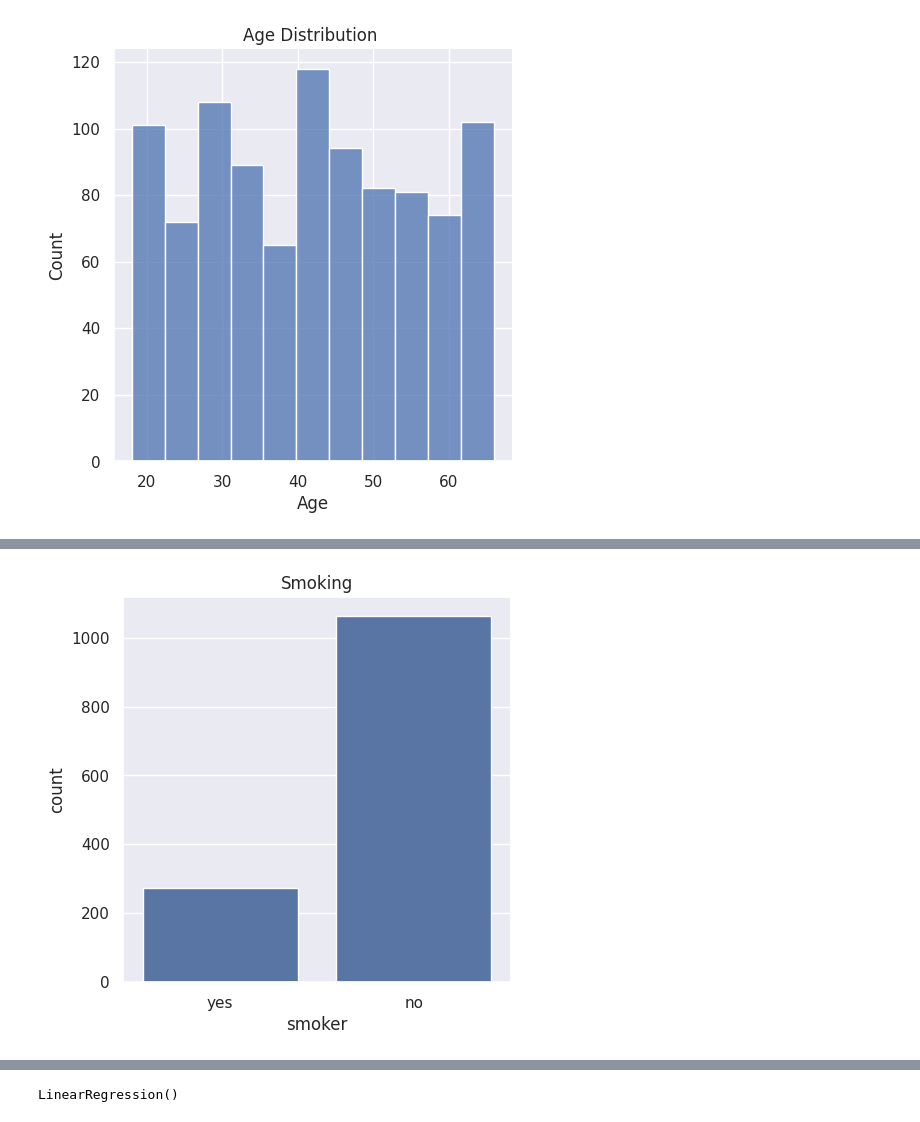
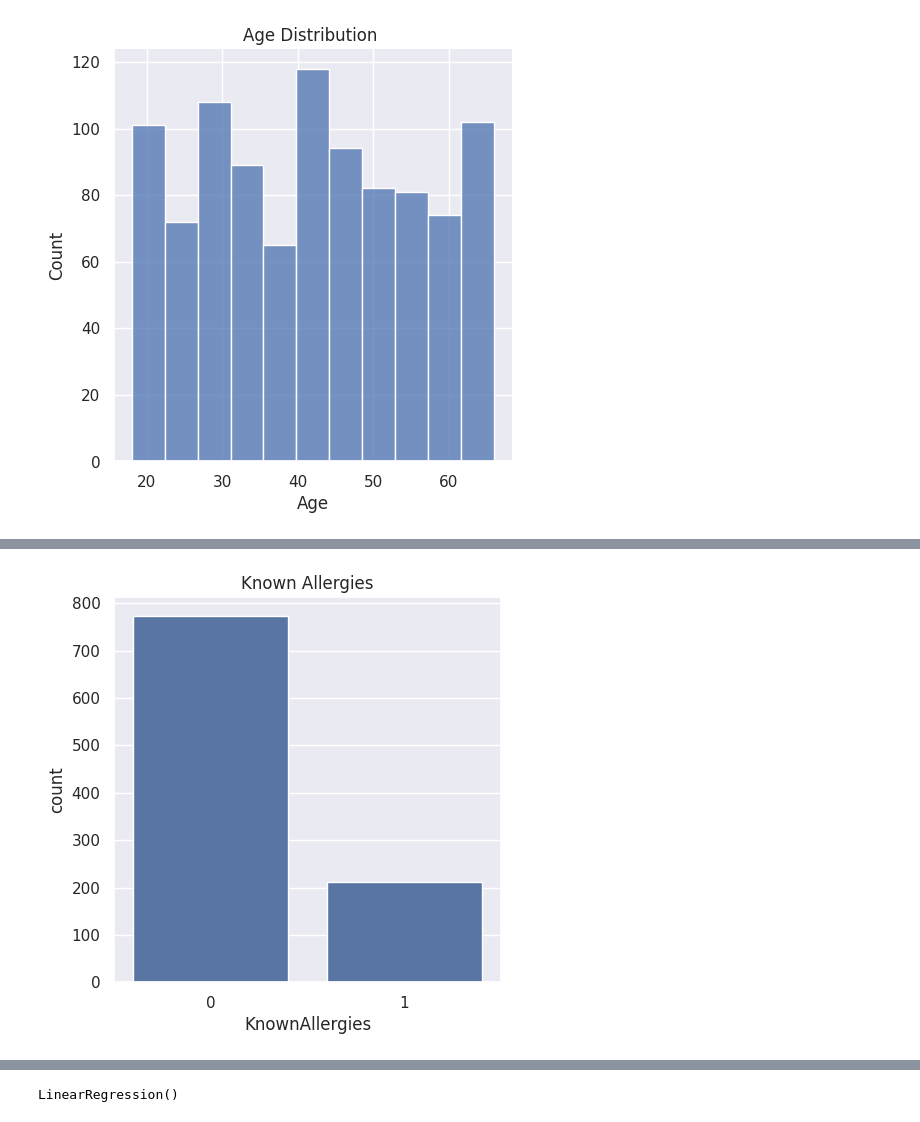
Before and after one commit to Charishma1389/-Medical-Insurance-Cost-Price-Prediction, a Jupyter notebook: medical_insurance.ipynb, the cells around one changed output, grey strips where cells are left out. Drawn from its saved outputs; the diff is of its cells as text; code cells hidden in the pictures.

```diff
--- a/medical_insurance.ipynb
+++ b/medical_insurance.ipynb
@@ -108,8 +126,10 @@ plt.show()
 # %%
 sns.set()
 plt.figure(figsize=(5,5))
-sns.countplot(x='smoker',data=medical_dataset)
-plt.title('Smoking')
+# The 'smoker' column is not in the current dataset. Plotting 'KnownAllergies' instead.
+# If you have a dataset with a 'smoker' column, please load it before running this cell.
+sns.countplot(x='KnownAllergies',data=medical_dataset)
+plt.title('Known Allergies') # Updated title to reflect the change
 plt.show()
 # %% [output]
-[figure, old version]
+[figure, new version]
```
Also changed, not shown: parts of 18 cells of this notebook.
